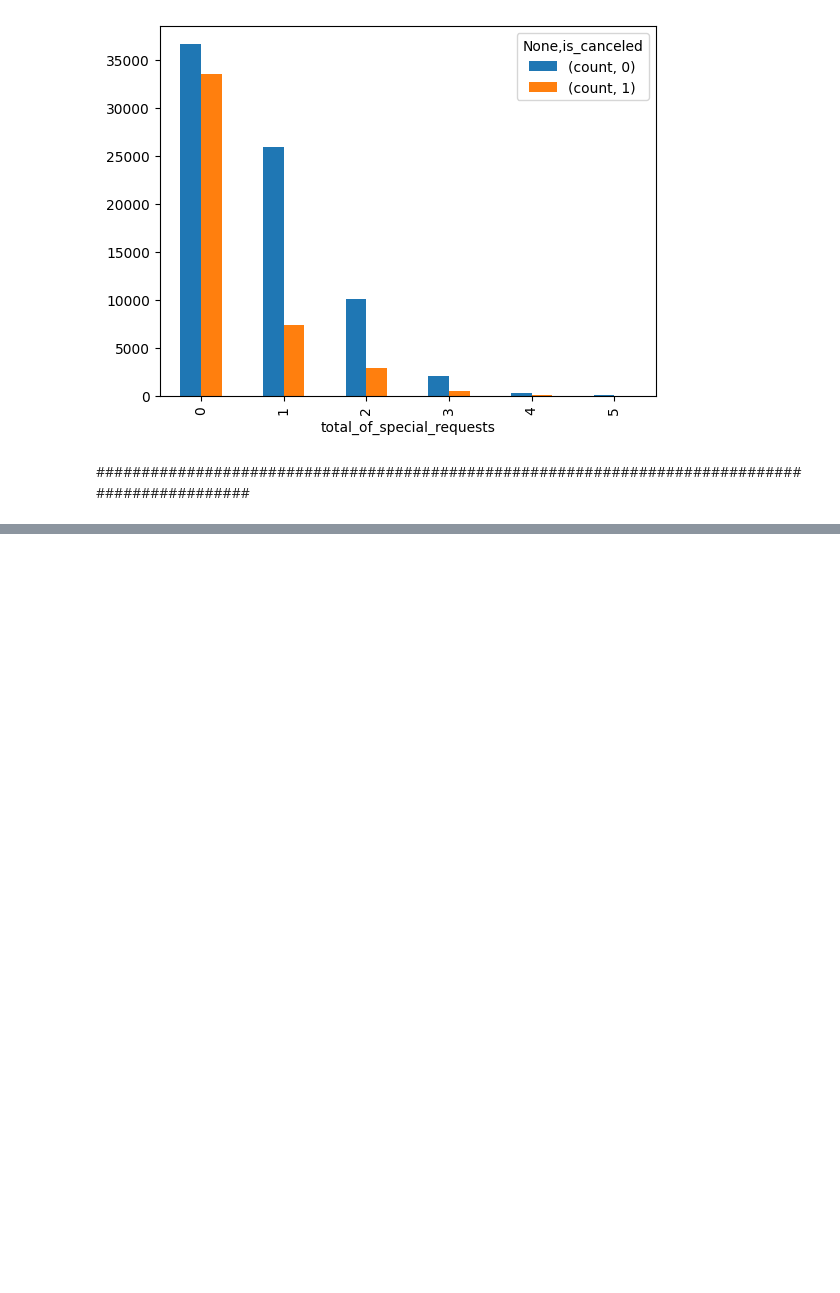
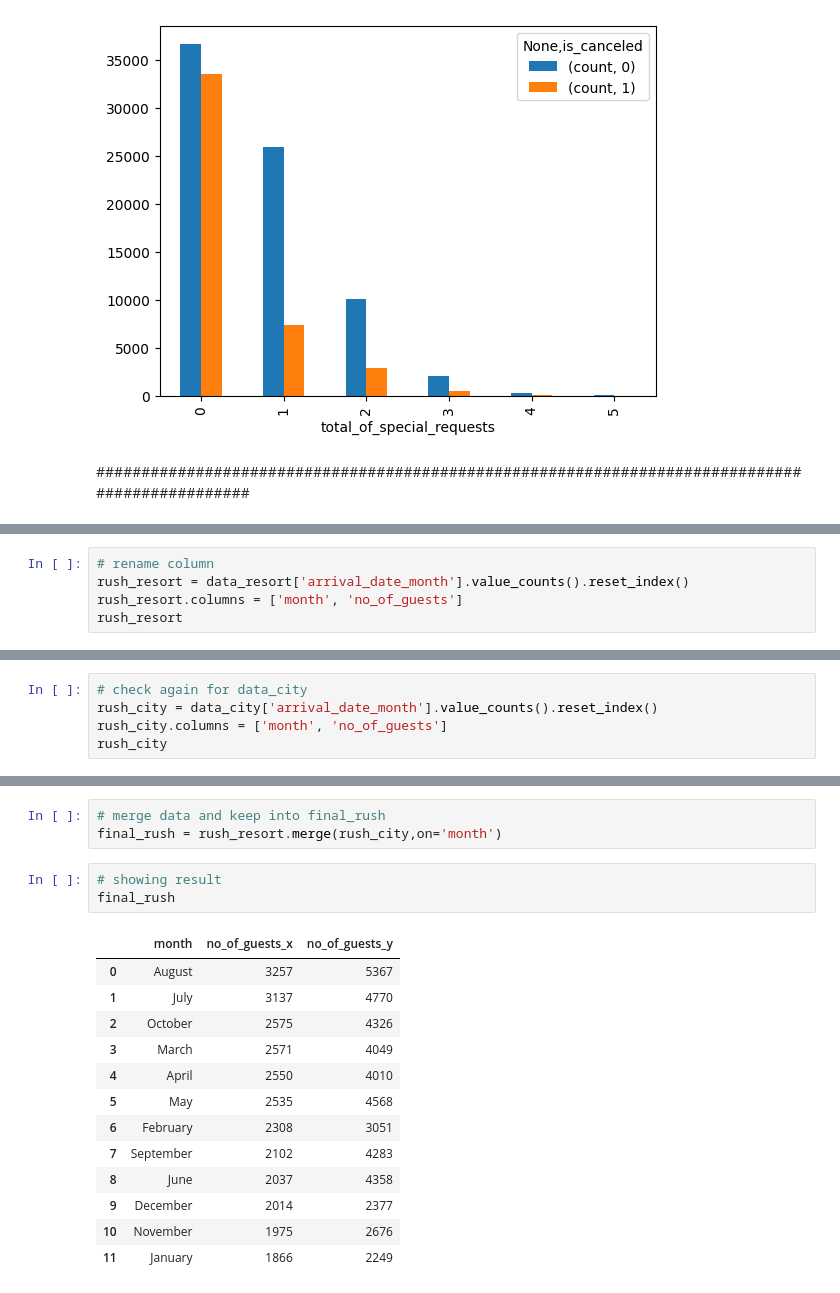
Before and after one commit to Sumetjutha/031_Real_Project_Analysis_Python, a Jupyter notebook: 002_Hotel_Booking_Data_Analysis.ipynb, the cells around one changed output, grey strips where cells are left out. Saved outputs shown, nothing was run; the diff lists cells and outputs as text; blank space fills up the shorter version.

```diff
--- a/002_Hotel_Booking_Data_Analysis.ipynb
+++ b/002_Hotel_Booking_Data_Analysis.ipynb
@@ -605,0 +651,5 @@ print("Fuck You")
+# %%
+# rename column
+rush_resort = data_resort['arrival_date_month'].value_counts().reset_index()
+rush_resort.columns = ['month', 'no_of_guests']
+rush_resort
@@ -605,0 +670,5 @@ print("Fuck You")
+# %%
+# check again for data_city
+rush_city = data_city['arrival_date_month'].value_counts().reset_index()
+rush_city.columns = ['month', 'no_of_guests']
+rush_city
@@ -605,0 +689,20 @@ print("Fuck You")
+# %%
+# merge data and keep into final_rush
+final_rush = rush_resort.merge(rush_city,on='month')
+# %%
+# showing result
+final_rush
+# %% [output]
+|  | month | no_of_guests_x | no_of_guests_y |
+| 0 | August | 3257 | 5367 |
+| 1 | July | 3137 | 4770 |
+| 2 | October | 2575 | 4326 |
+| 3 | March | 2571 | 4049 |
+| 4 | April | 2550 | 4010 |
+| 5 | May | 2535 | 4568 |
+| 6 | February | 2308 | 3051 |
+| 7 | September | 2102 | 4283 |
+| 8 | June | 2037 | 4358 |
+| 9 | December | 2014 | 2377 |
+| 10 | November | 1975 | 2676 |
+| 11 | January | 1866 | 2249 |
```
Also changed, not shown: parts of 12 cells of this notebook.
